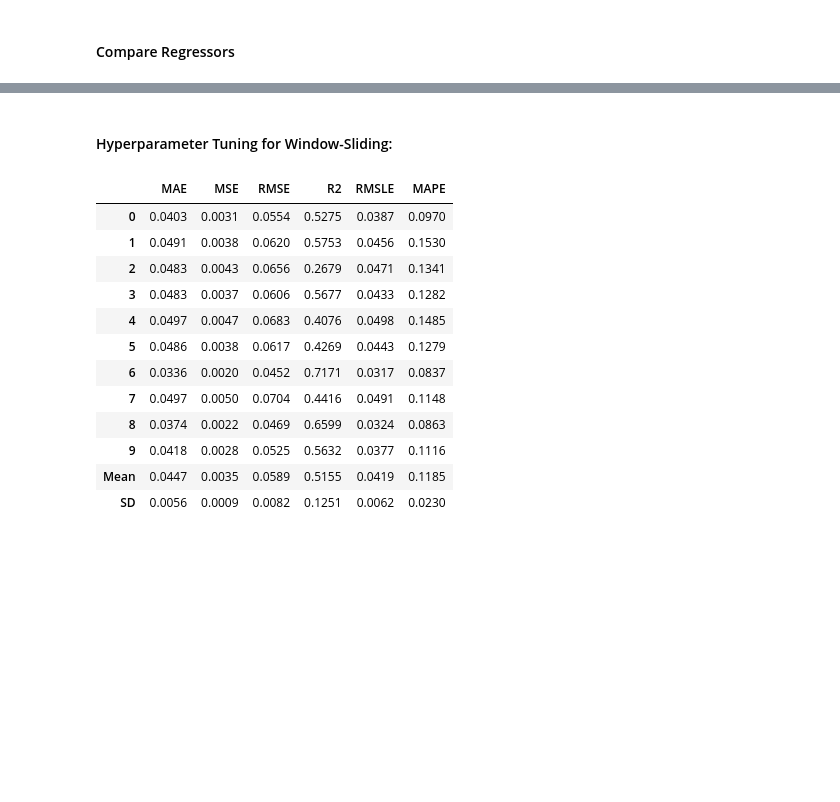
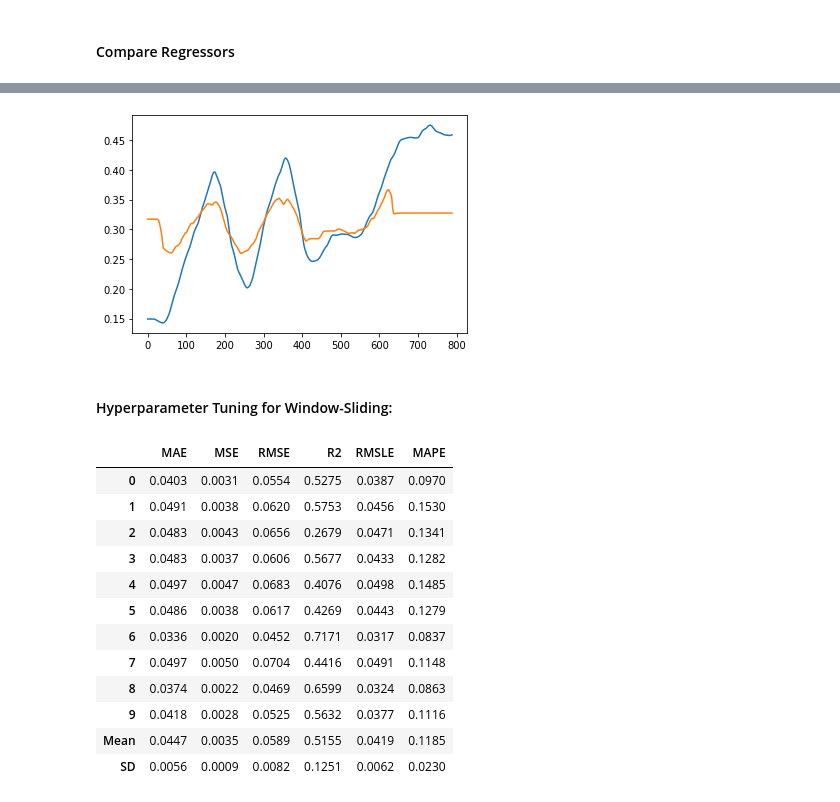
Before and after one commit to negargolestani/kinect_motion_tracking, a Jupyter notebook: regression_ml.ipynb, the cells around one changed output, grey strips where cells are left out. Cells and saved outputs as stored; diff of their text form; code cells hidden in the pictures; blank space fills up the shorter version.

```diff
--- a/regression_ml.ipynb
+++ b/regression_ml.ipynb
@@ -359,5 +181,6 @@ from sklearn.preprocessing import StandardScaler
 # %%
 X_train = data.filter(regex='rssi', axis=1).to_numpy()
 Y_train = data.filter(regex='target', axis=1).to_numpy()
-X_validation = data_unseen.filter(regex='rssi', axis=1).to_numpy()
-Y_validation = data_unseen.filter(regex='target', axis=1).to_numpy()
+
+model = make_pipeline(StandardScaler(), SVR(C=1.0, epsilon=0.2))
+model.fit(X_train, Y_train)
@@ -385,9 +196,16 @@ Y_validation = data_unseen.filter(regex='target', axis=1).to_numpy()
-# %%
-# model = make_pipeline(StandardScaler(), SVR())
-model = svm.SVR(kernel='poly', degree=2)
-model.fit( X_train, Y_train )
-
-predictions = model.predict( X_validation )
+# %%
+data_unseen = get_data( dataset_name, [29], target, features, win_size=win_size, step_size_ratio=step_size_ratio )
+
+X_validation = data_unseen.filter(regex='rssi', axis=1).to_numpy()
+Y_validation = data_unseen.filter(regex='target', axis=1).to_numpy()
+
+predictions = model.predict( X_validation )
+
+plt.plot(Y_validation)
+plt.plot(predictions)
+plt.show()
+# %% [output]
+[figure, added]
 # %% [markdown]
 #### Hyperparameter Tuning for Window-Sliding:
 # %%
```
Also changed, not shown: parts of 12 cells of this notebook, 2 other files.
